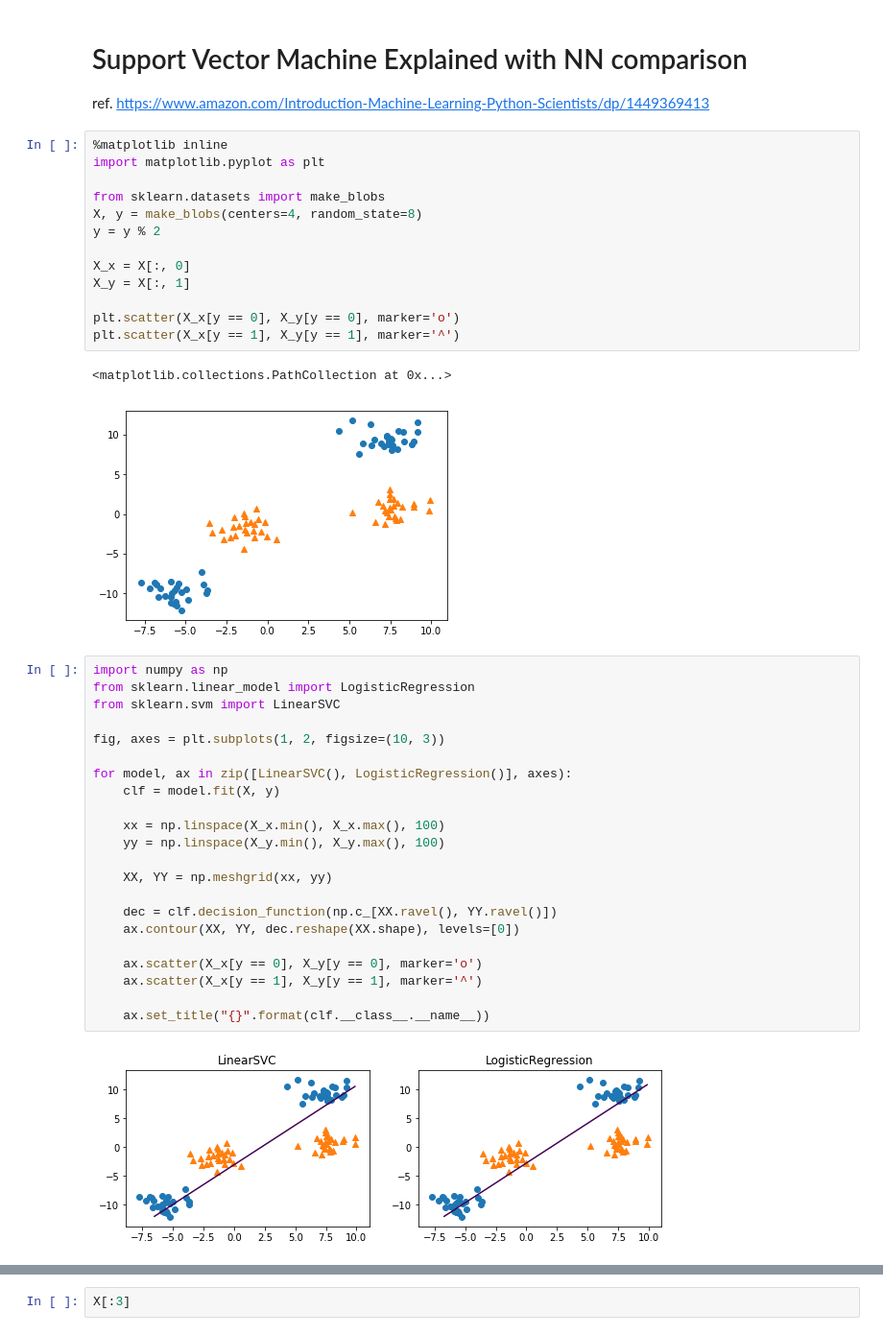
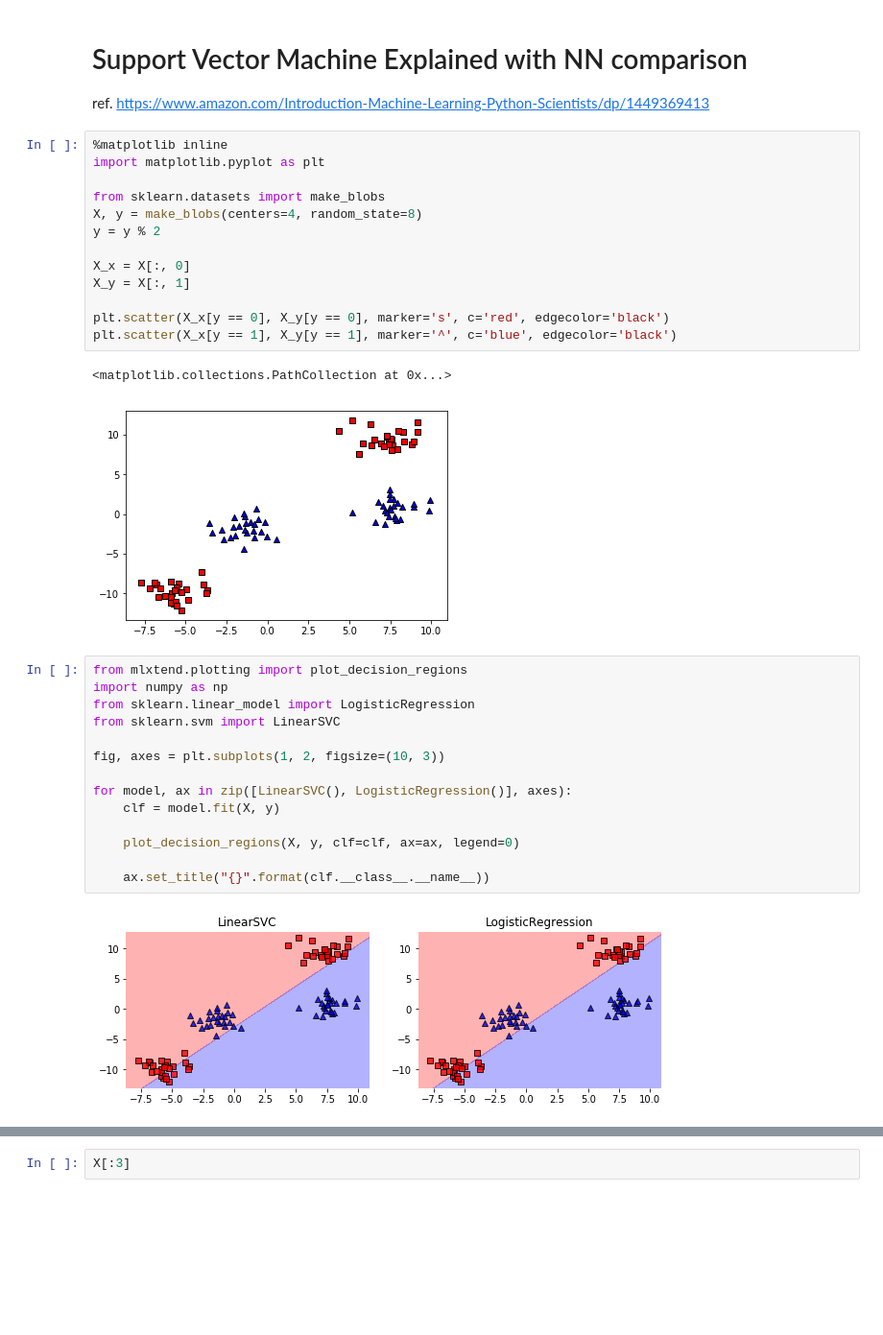
Before and after one commit to Umaigenomu/likejazz.github.io, a Jupyter notebook: notebooks/support-vector-machine-explained.ipynb, the cells around one changed output, grey strips where cells are left out. Shown: that part at 96% size. Cells and saved outputs as stored; diff of their text form; blank space fills up the shorter version.

```diff
--- a/notebooks/support-vector-machine-explained.ipynb
+++ b/notebooks/support-vector-machine-explained.ipynb
@@ -12,32 +12,24 @@ y = y % 2
 X_x = X[:, 0]
 X_y = X[:, 1]
 
-plt.scatter(X_x[y == 0], X_y[y == 0], marker='o')
-plt.scatter(X_x[y == 1], X_y[y == 1], marker='^')
+plt.scatter(X_x[y == 0], X_y[y == 0], marker='s', c='red', edgecolor='black')
+plt.scatter(X_x[y == 1], X_y[y == 1], marker='^', c='blue', edgecolor='black')
 # %% [output]
 <matplotlib.collections.PathCollection at 0x...>
-[figure, old version]
+[figure, new version]
 # %%
+from mlxtend.plotting import plot_decision_regions
 import numpy as np
 from sklearn.linear_model import LogisticRegression
 from sklearn.svm import LinearSVC
 
 fig, axes = plt.subplots(1, 2, figsize=(10, 3))
 
 for model, ax in zip([LinearSVC(), LogisticRegression()], axes):
     clf = model.fit(X, y)
 
-    xx = np.linspace(X_x.min(), X_x.max(), 100)
-    yy = np.linspace(X_y.min(), X_y.max(), 100)
-
-    XX, YY = np.meshgrid(xx, yy)
-
-    dec = clf.decision_function(np.c_[XX.ravel(), YY.ravel()])
-    ax.contour(XX, YY, dec.reshape(XX.shape), levels=[0])
-
-    ax.scatter(X_x[y == 0], X_y[y == 0], marker='o')
-    ax.scatter(X_x[y == 1], X_y[y == 1], marker='^')
+    plot_decision_regions(X, y, clf=clf, ax=ax, legend=0)
 
     ax.set_title("{}".format(clf.__class__.__name__))
 # %% [output]
-[figure, old version]
+[figure, new version]
```
Also changed, not shown: parts of 17 cells of this notebook.
